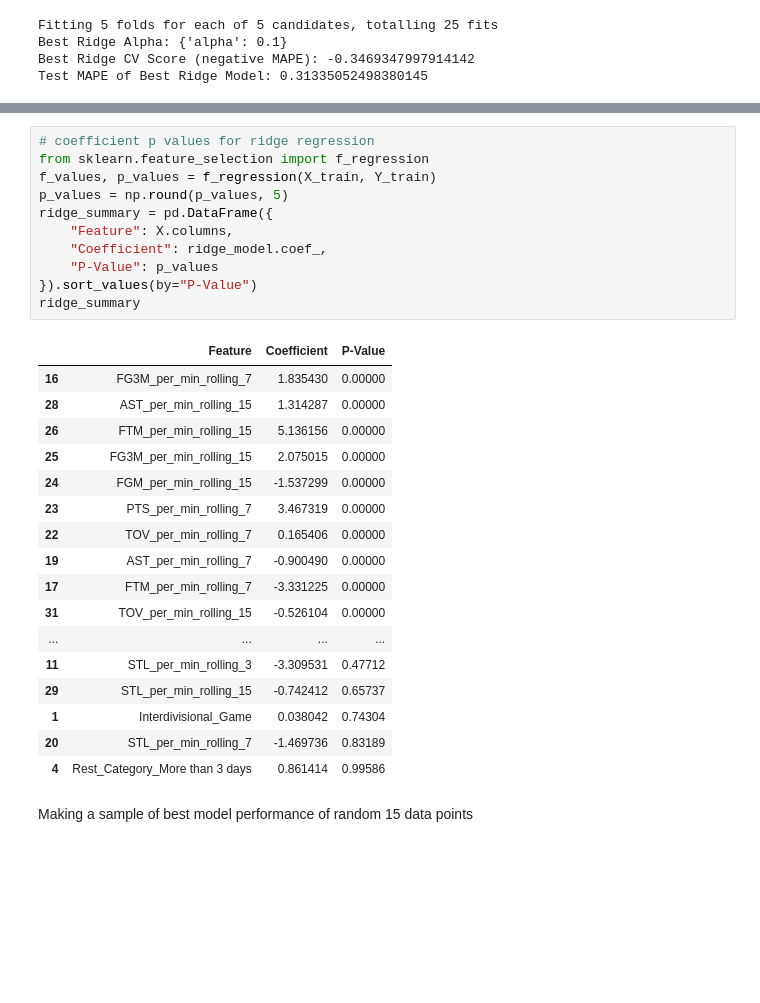
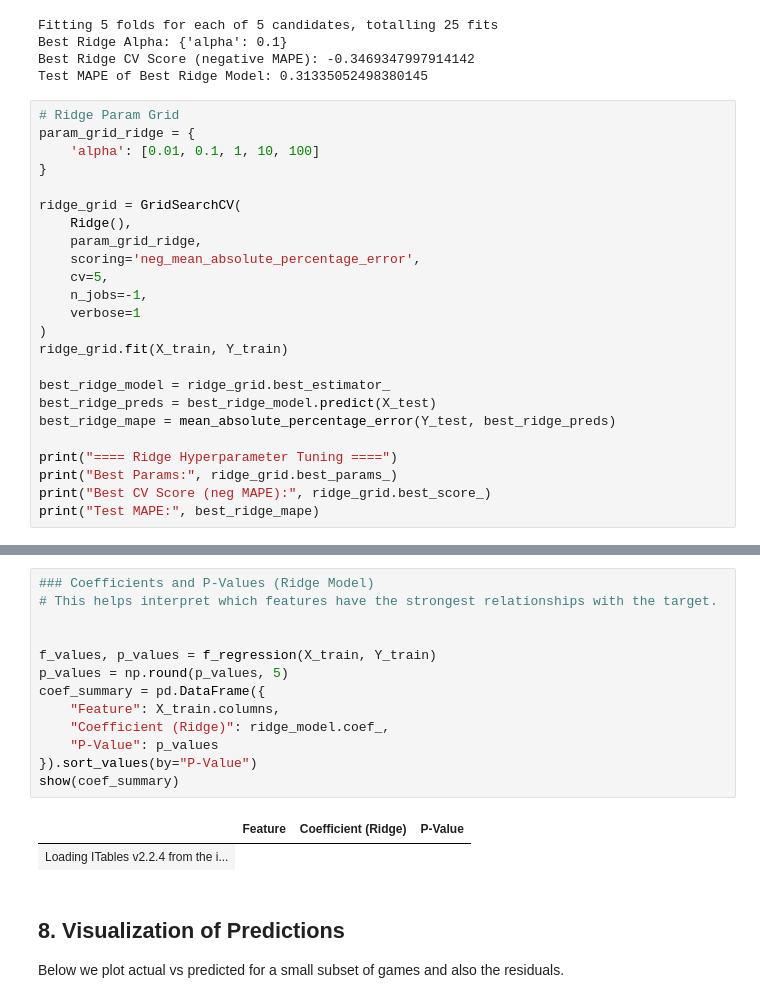
Before and after one commit to joshdscan/NBA-Player-Prop-Prediction, a Jupyter notebook: notebooks/Model_1_Per_Min.ipynb, the cells around one changed output, grey strips where cells are left out. Cells and saved outputs as stored; diff of their text form; blank space fills up the shorter version.

```diff
--- a/notebooks/Model_1_Per_Min.ipynb
+++ b/notebooks/Model_1_Per_Min.ipynb
@@ -488,3 +458,27 @@ Fitting 5 folds for each of 5 candidates, totalling 25 fits
 Best Ridge Alpha: {'alpha': 0.1}
 Best Ridge CV Score (negative MAPE): -0.3469347997914142
 Test MAPE of Best Ridge Model: 0.31335052498380145
+# %%
+# Ridge Param Grid
+param_grid_ridge = {
+    'alpha': [0.01, 0.1, 1, 10, 100]
+}
+
+ridge_grid = GridSearchCV(
+    Ridge(),
+    param_grid_ridge,
+    scoring='neg_mean_absolute_percentage_error',
+    cv=5,
+    n_jobs=-1,
+    verbose=1
+)
+ridge_grid.fit(X_train, Y_train)
+
+best_ridge_model = ridge_grid.best_estimator_
+best_ridge_preds = best_ridge_model.predict(X_test)
+best_ridge_mape = mean_absolute_percentage_error(Y_test, best_ridge_preds)
+
+print("==== Ridge Hyperparameter Tuning ====")
+print("Best Params:", ridge_grid.best_params_)
+print("Best CV Score (neg MAPE):", ridge_grid.best_score_)
+print("Test MAPE:", best_ridge_mape)
@@ -526,32 +524,20 @@ Test MAPE of Best Random Forest Model: 0.33252945791495336
 # %%
-# coefficient p values for ridge regression
-from sklearn.feature_selection import f_regression
+### Coefficients and P-Values (Ridge Model)
+# This helps interpret which features have the strongest relationships with the target.
+
+
 f_values, p_values = f_regression(X_train, Y_train)
 p_values = np.round(p_values, 5)
-ridge_summary = pd.DataFrame({
-    "Feature": X.columns,
-    "Coefficient": ridge_model.coef_,
+coef_summary = pd.DataFrame({
+    "Feature": X_train.columns,
+    "Coefficient (Ridge)": ridge_model.coef_,
     "P-Value": p_values
 }).sort_values(by="P-Value")
-ridge_summary
+show(coef_summary)
 # %% [output]
-|  | Feature | Coefficient | P-Value |
-| 16 | FG3M_per_min_rolling_7 | 1.835430 | 0.00000 |
-| 28 | AST_per_min_rolling_15 | 1.314287 | 0.00000 |
-| 26 | FTM_per_min_rolling_15 | 5.136156 | 0.00000 |
-| 25 | FG3M_per_min_rolling_15 | 2.075015 | 0.00000 |
-| 24 | FGM_per_min_rolling_15 | -1.537299 | 0.00000 |
-| 23 | PTS_per_min_rolling_7 | 3.467319 | 0.00000 |
-| 22 | TOV_per_min_rolling_7 | 0.165406 | 0.00000 |
-| 19 | AST_per_min_rolling_7 | -0.900490 | 0.00000 |
-| 17 | FTM_per_min_rolling_7 | -3.331225 | 0.00000 |
-| 31 | TOV_per_min_rolling_15 | -0.526104 | 0.00000 |
-| ... | ... | ... | ... |
-| 11 | STL_per_min_rolling_3 | -3.309531 | 0.47712 |
-| 29 | STL_per_min_rolling_15 | -0.742412 | 0.65737 |
-| 1 | Interdivisional_Game | 0.038042 | 0.74304 |
-| 20 | STL_per_min_rolling_7 | -1.469736 | 0.83189 |
-| 4 | Rest_Category_More than 3 days | 0.861414 | 0.99586 |
+|  | Feature | Coefficient (Ridge) | P-Value |
+| Loading ITables v2.2.4 from the i... |
-# %% [markdown]
-Making a sample of best model performance of random 15 data points
+# %% [markdown]
+## 8. Visualization of Predictions
+ Below we plot actual vs predicted for a small subset of games and also the residuals.
 # %%
```
Also changed, not shown: parts of 40 cells of this notebook.
